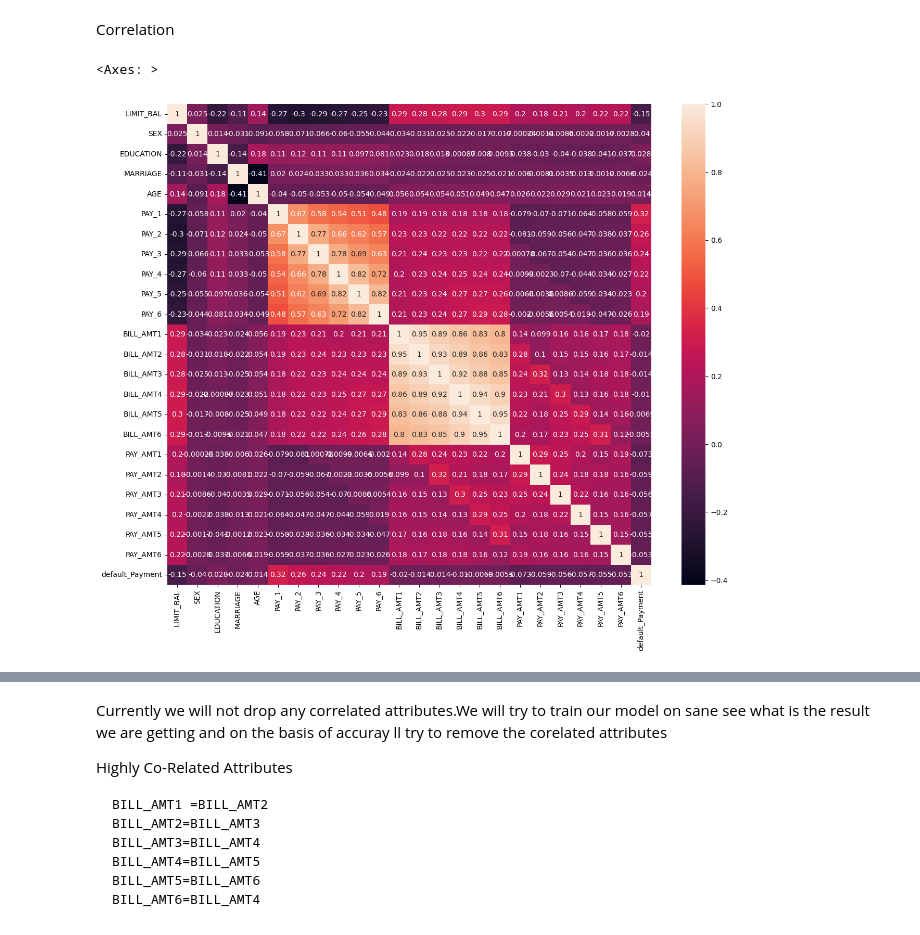
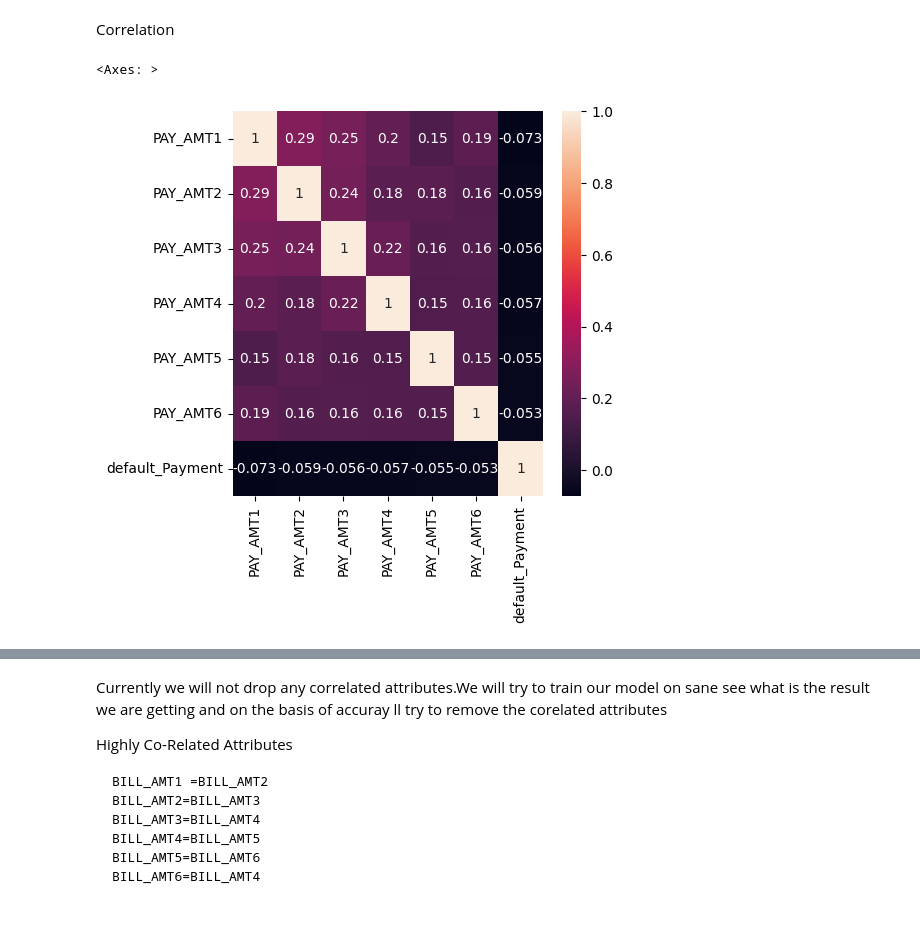
Before and after one commit to Ksanu275/Default_Credit_Card, a Jupyter notebook: notebook/EDA.ipynb, the cells around one changed output, grey strips where cells are left out. Drawn from its saved outputs; the diff is of its cells as text; code cells hidden in the pictures.

```diff
--- a/notebook/EDA.ipynb
+++ b/notebook/EDA.ipynb
@@ -161,7 +213,10 @@ import matplotlib.pyplot as plt
 # %%
+pay_amt=df[['PAY_AMT1','PAY_AMT2', 'PAY_AMT3', 'PAY_AMT4', 'PAY_AMT5', 'PAY_AMT6','default_Payment']]
+
 #specify size of heatmap
-fig, ax = plt.subplots(figsize=(15, 12))
-sns.heatmap(df.corr(),annot=True)
+
+fig, ax = plt.subplots(figsize=(5, 5))
+sns.heatmap(pay_amt.corr(),annot=True)
 # %% [output]
 <Axes: >
-[figure, old version]
+[figure, new version]
```
Also changed, not shown: parts of 49 cells of this notebook, 3 other files.
